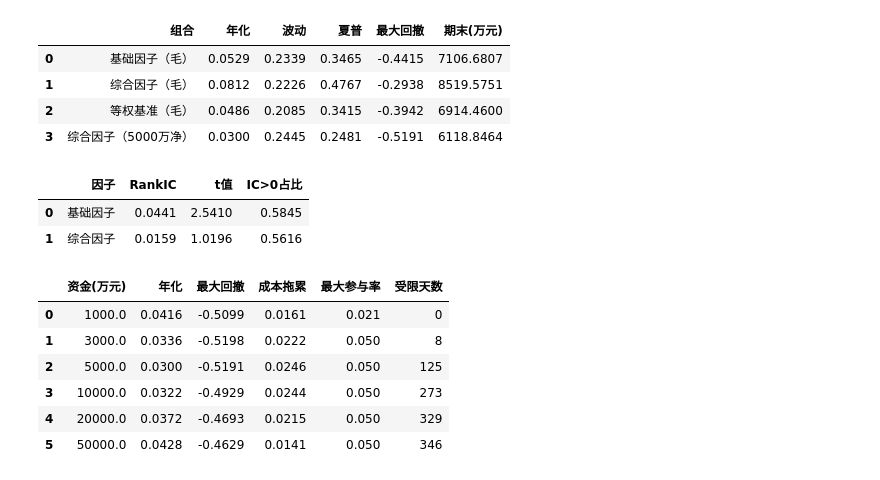
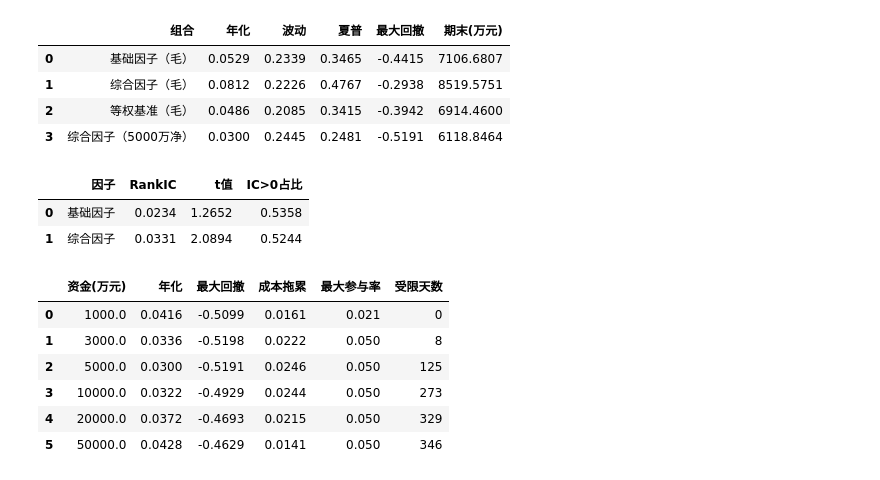
Before and after one commit to kwunkau/quant-research, a Jupyter notebook: kwunkau_day02/output/kwunkau_day02_research.ipynb, the cells around one changed output. Cells and saved outputs as stored; diff of their text form; code cells hidden in the pictures.

```diff
--- a/kwunkau_day02/output/kwunkau_day02_research.ipynb
+++ b/kwunkau_day02/output/kwunkau_day02_research.ipynb
@@ -167,15 +169,15 @@ pd.DataFrame(rows).round(4)
 # %%
 
 ic_rows = []
 for label, fac in [("基础因子", base), ("综合因子", comp)]:
-    s = ic_stats(fac, mask, feats["close"].ffill())
+    s = ic_stats(fac, mask, feats["adj"])  # 复权价格，避免份额折算日的假跳空
     ic_rows.append({"因子": label, "RankIC": s["mean_ic"], "t值": s["ic_t"],
                     "IC>0占比": s["positive_share"]})
 pd.DataFrame(ic_rows).round(4)
 # %% [output]
 |  | 因子 | RankIC | t值 | IC>0占比 |
-| 0 | 基础因子 | 0.0441 | 2.5410 | 0.5845 |
-| 1 | 综合因子 | 0.0159 | 1.0196 | 0.5616 |
+| 0 | 基础因子 | 0.0234 | 1.2652 | 0.5358 |
+| 1 | 综合因子 | 0.0331 | 2.0894 | 0.5244 |
 # %%
 
 cap_rows = []
```
Also changed, not shown: parts of 7 cells of this notebook, 24 other files.
